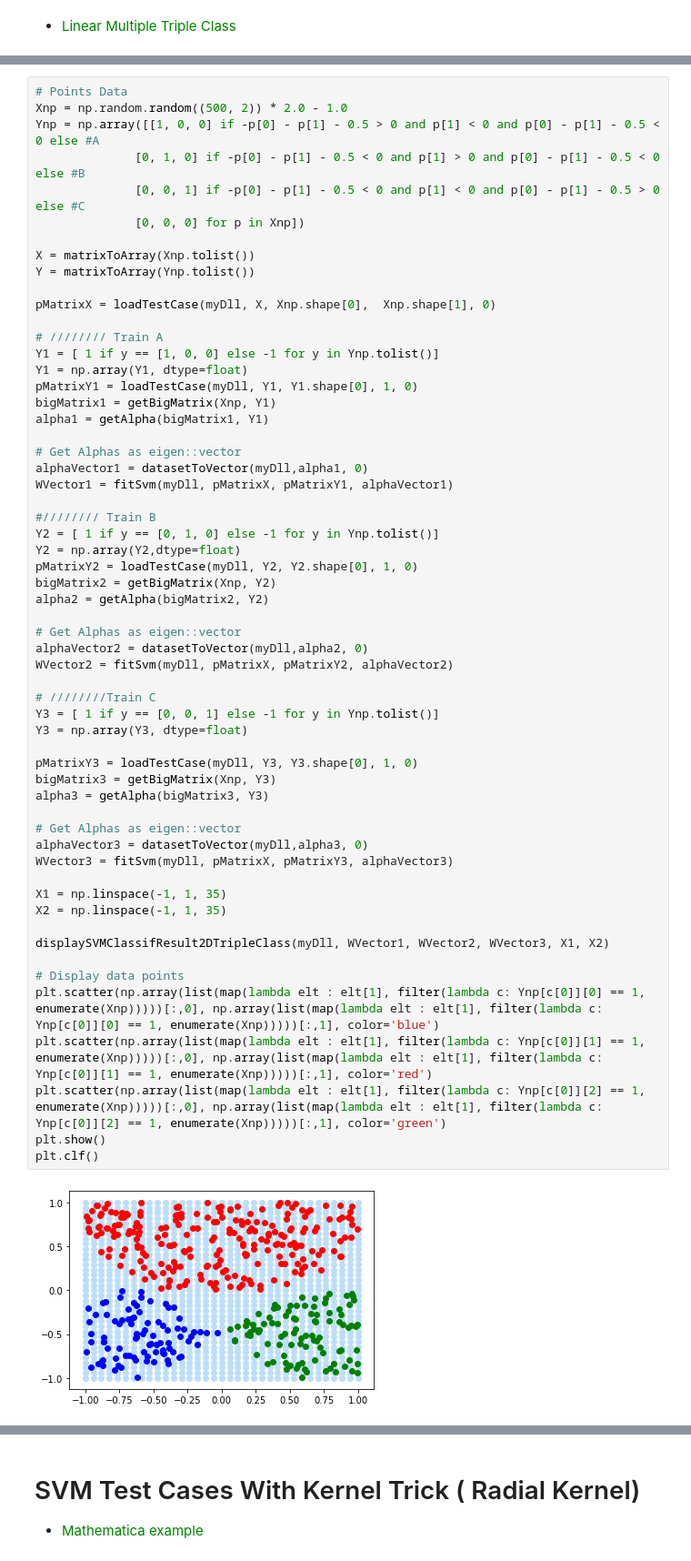
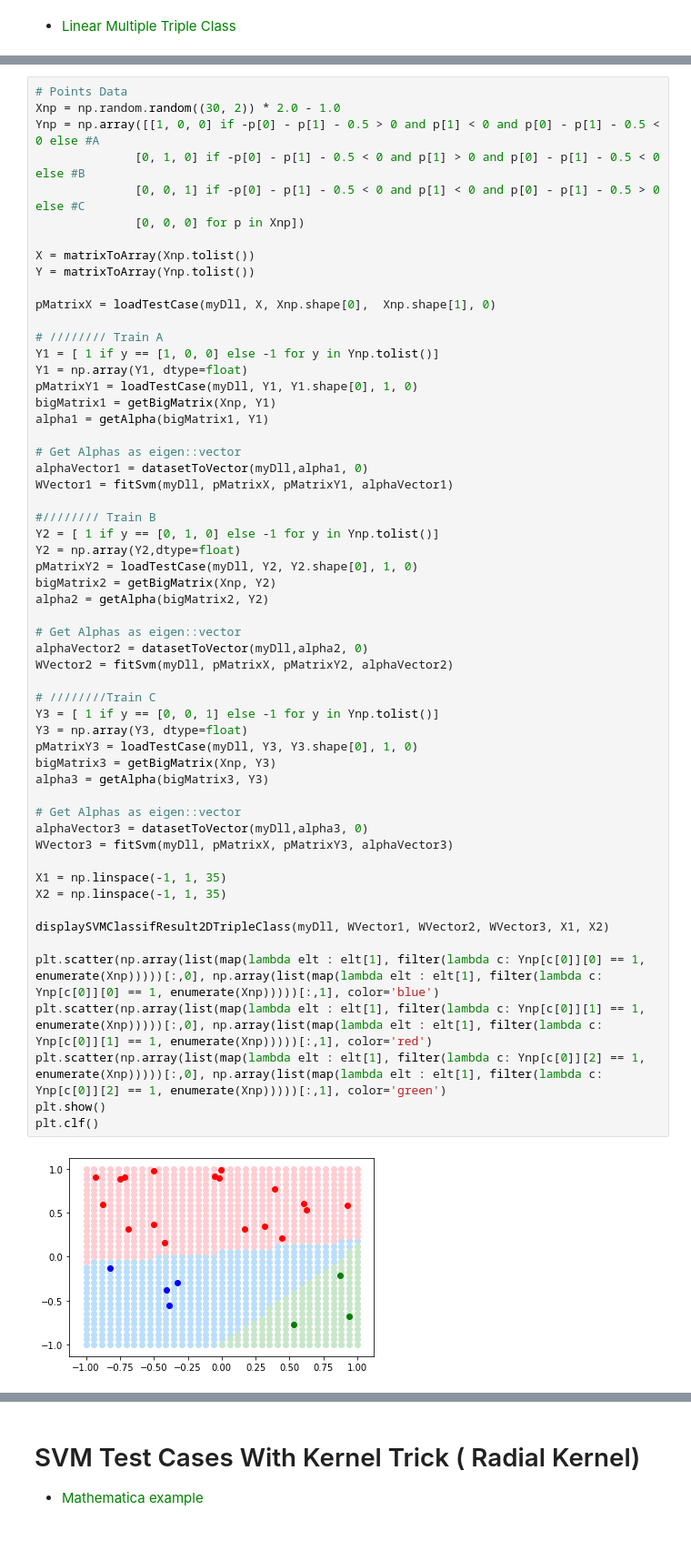
Before and after one commit to HadarakDev/ProjetAnnuel3IBD, a Jupyter notebook: projet/python/jupyter/testSvm.ipynb, the cells around one changed output, grey strips where cells are left out. Shown at 91% size. Saved outputs shown, nothing was run; the diff lists cells and outputs as text.

```diff
--- a/projet/python/jupyter/testSvm.ipynb
+++ b/projet/python/jupyter/testSvm.ipynb
@@ -124,6 +170,6 @@ plt.clf()
 # %%
 # Points Data
-Xnp = np.random.random((500, 2)) * 2.0 - 1.0
+Xnp = np.random.random((30, 2)) * 2.0 - 1.0
 Ynp = np.array([[1, 0, 0] if -p[0] - p[1] - 0.5 > 0 and p[1] < 0 and p[0] - p[1] - 0.5 < 0 else #A
               [0, 1, 0] if -p[0] - p[1] - 0.5 < 0 and p[1] > 0 and p[0] - p[1] - 0.5 < 0 else #B
               [0, 0, 1] if -p[0] - p[1] - 0.5 < 0 and p[1] < 0 and p[0] - p[1] - 0.5 > 0 else #C
@@ -151,36 +197,34 @@ Y2 = np.array(Y2,dtype=float)
 pMatrixY2 = loadTestCase(myDll, Y2, Y2.shape[0], 1, 0)
 bigMatrix2 = getBigMatrix(Xnp, Y2)
 alpha2 = getAlpha(bigMatrix2, Y2)
 
 # Get Alphas as eigen::vector
 alphaVector2 = datasetToVector(myDll,alpha2, 0)
 WVector2 = fitSvm(myDll, pMatrixX, pMatrixY2, alphaVector2)
 
 # ////////Train C
 Y3 = [ 1 if y == [0, 0, 1] else -1 for y in Ynp.tolist()]
 Y3 = np.array(Y3, dtype=float)
-
 pMatrixY3 = loadTestCase(myDll, Y3, Y3.shape[0], 1, 0)
 bigMatrix3 = getBigMatrix(Xnp, Y3)
 alpha3 = getAlpha(bigMatrix3, Y3)
 
 # Get Alphas as eigen::vector
 alphaVector3 = datasetToVector(myDll,alpha3, 0)
 WVector3 = fitSvm(myDll, pMatrixX, pMatrixY3, alphaVector3)
 
 X1 = np.linspace(-1, 1, 35)
 X2 = np.linspace(-1, 1, 35)
 
 displaySVMClassifResult2DTripleClass(myDll, WVector1, WVector2, WVector3, X1, X2)
 
-# Display data points
 plt.scatter(np.array(list(map(lambda elt : elt[1], filter(lambda c: Ynp[c[0]][0] == 1, enumerate(Xnp)))))[:,0], np.array(list(map(lambda elt : elt[1], filter(lambda c: Ynp[c[0]][0] == 1, enumerate(Xnp)))))[:,1], color='blue')
 plt.scatter(np.array(list(map(lambda elt : elt[1], filter(lambda c: Ynp[c[0]][1] == 1, enumerate(Xnp)))))[:,0], np.array(list(map(lambda elt : elt[1], filter(lambda c: Ynp[c[0]][1] == 1, enumerate(Xnp)))))[:,1], color='red')
 plt.scatter(np.array(list(map(lambda elt : elt[1], filter(lambda c: Ynp[c[0]][2] == 1, enumerate(Xnp)))))[:,0], np.array(list(map(lambda elt : elt[1], filter(lambda c: Ynp[c[0]][2] == 1, enumerate(Xnp)))))[:,1], color='green')
 plt.show()
 plt.clf()
 # %% [output]
-[figure, old version]
+[figure, new version]
 <Figure size 432x288 with 0 Axes>
 # %% [markdown]
 # SVM Test Cases With Kernel Trick ( Radial Kernel)
```
Also changed, not shown: parts of 2 cells of this notebook, 1 other file.
